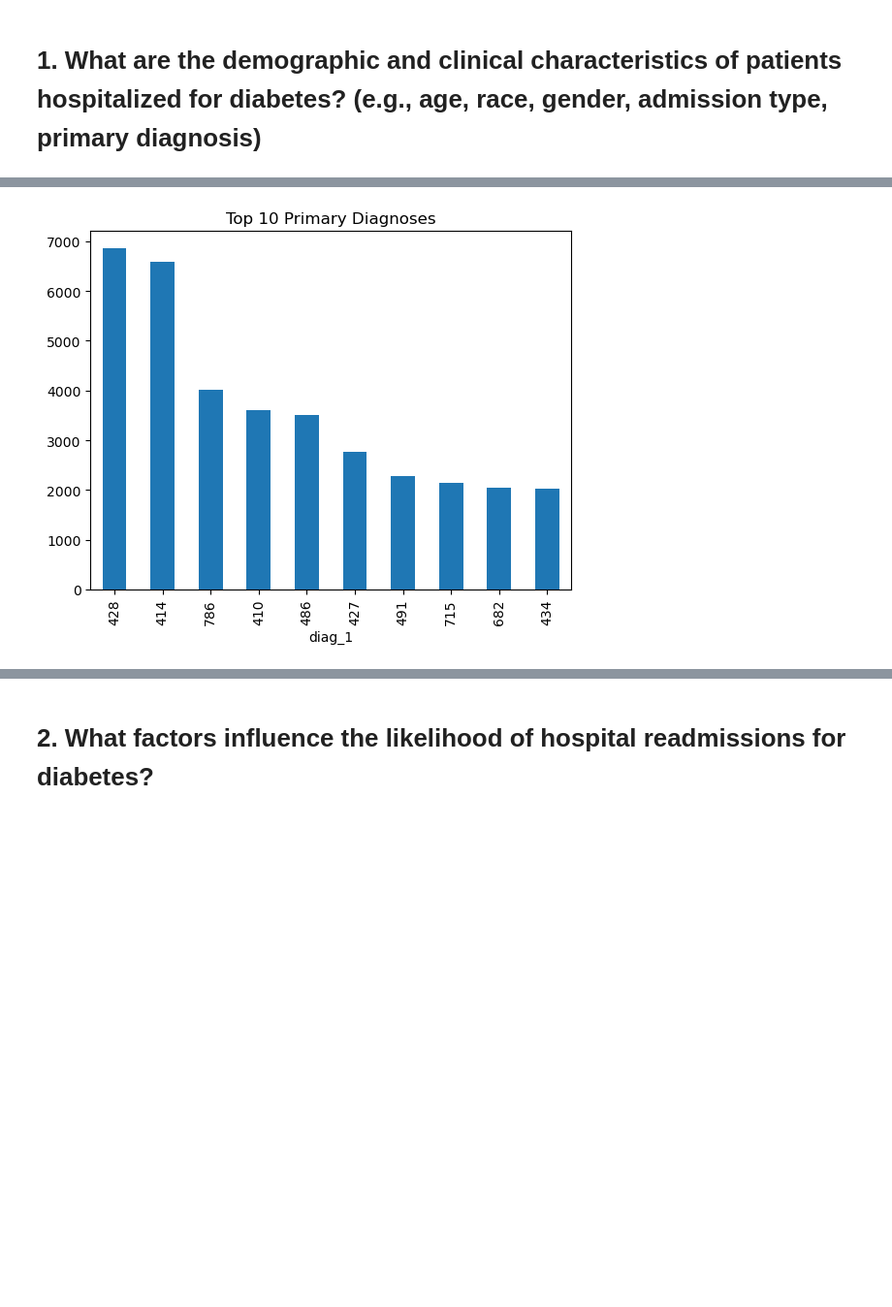
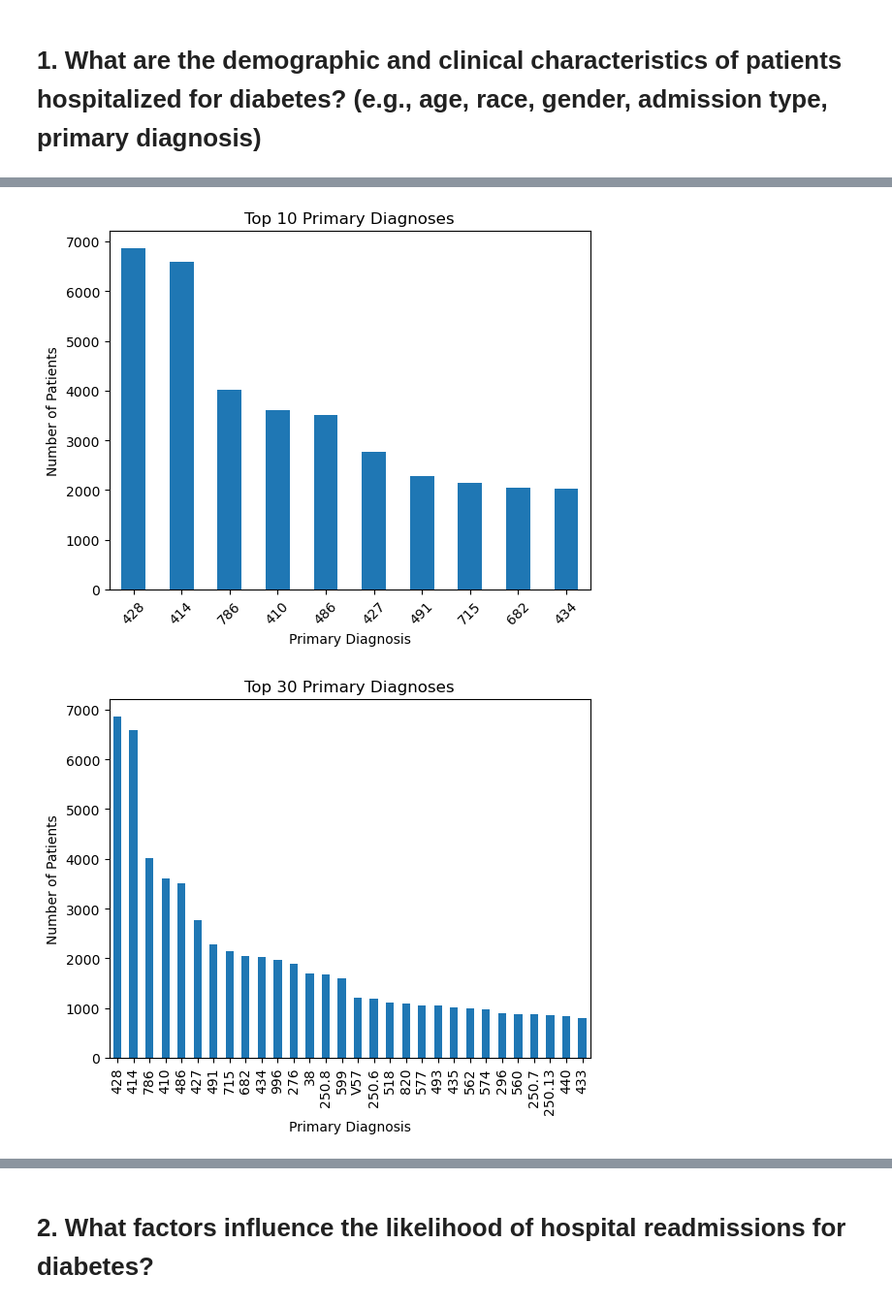
Before and after one commit to tosabrina/diabetes-capstone, a Jupyter notebook: notebook/diabetes_capstone.ipynb, the cells around one changed output, grey strips where cells are left out. Shown at 97% size. Saved outputs shown, nothing was run; the diff lists cells and outputs as text; code cells hidden in the pictures; blank space fills up the shorter version.

```diff
--- a/notebook/diabetes_capstone.ipynb
+++ b/notebook/diabetes_capstone.ipynb
@@ -10,6 +13,6 @@ import matplotlib.pyplot as plt
 # %%
 # Load datasets:
-diabetes_df = pd.read_csv(r'C:\Users\sabri\Documents\NSS DA13\Capstone\diabetes-capstone\data\diabetic_data.csv')
+diabetes_df = pd.read_csv(r'C:\Users\sabri\Documents\NSS DA13\Capstone\diabetes-capstone\data\adjusted_diabetic_data.csv')
 # %%
 # Code for aggregated id_maps csv
 # ids_map_df = pd.read_csv(r'C:\Users\sabri\Documents\NSS DA13\Capstone\diabetes-capstone\data\IDS_mapping.csv', index_col=None, header=None)
@@ -675,3 +424,5 @@ diab_merge.head()
 diab_merge = diab_merge.drop(columns=['admission_type_id']).rename(columns={'description': 'admission_type_id'})
 # %%
 diab_merge = diab_merge.merge(discharge_disp_df, how='inner').drop(columns=['discharge_disposition_id']).rename(columns={'description': 'discharge_disposition_id'})
+# %%
+diab_merge = diab_merge.merge(admission_source_df, how='inner').drop(columns=['admission_source_id']).rename(columns={'description': 'admission_source_id'})
@@ -677,0 +450,3 @@ diab_merge = diab_merge.merge(discharge_disp_df, how='inner').drop(columns=['dis
+# %%
+diab_merge = diab_merge.merge(icd_9, how='inner', left_on='seven_diag_1', right_on='SEVEN_DX_CODE', validate= 'm:m')
+diab_merge
@@ -707,3 +496,0 @@ admission_type_df.head()
-# %%
-diab_merge = no_qm_diab.merge(admission_type_df, on='admission_type_id')
-diab_merge
@@ -769,10 +556,18 @@ plt.show()
 # %%
 # Show top 10 primary diagnoses
-no_qm_diab['diag_1'].value_counts().head(10).plot(kind='bar', title='Top 10 Primary Diagnoses')
+diab_merge['diag_1'].value_counts().head(10).plot(kind='bar', title='Top 10 Primary Diagnoses')
+plt.xlabel('Primary Diagnosis')
+plt.ylabel('Number of Patients')
+plt.xticks(rotation=45)
+plt.show()
+
+# Show top 30 primary diagnoses
+diab_merge['diag_1'].value_counts().head(30).plot(kind='bar', title='Top 30 Primary Diagnoses')
+plt.xlabel('Primary Diagnosis')
+plt.ylabel('Number of Patients')
 plt.show()
 
 #NOTE: Use icd_9 to identify codes and corresponding diagnosis
-
-icd
 # %% [output]
-[figure, old version]
+[figure, new version]
+[figure, added]
```
Also changed, not shown: parts of 99 cells of this notebook, 4 other files.
